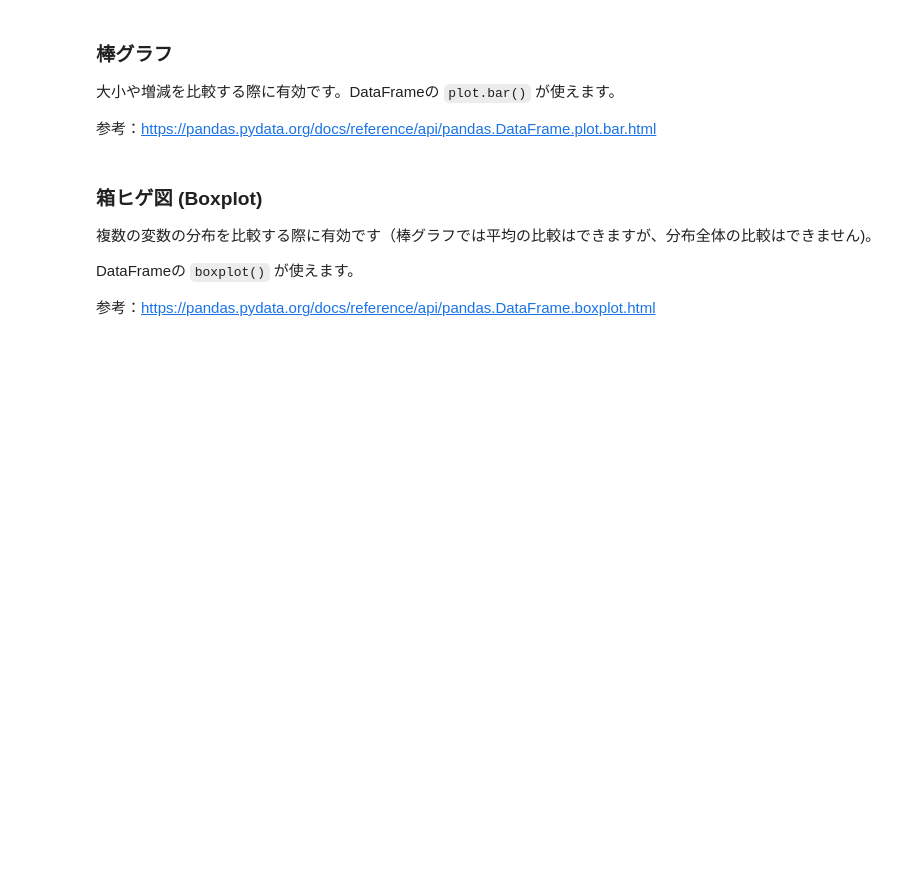
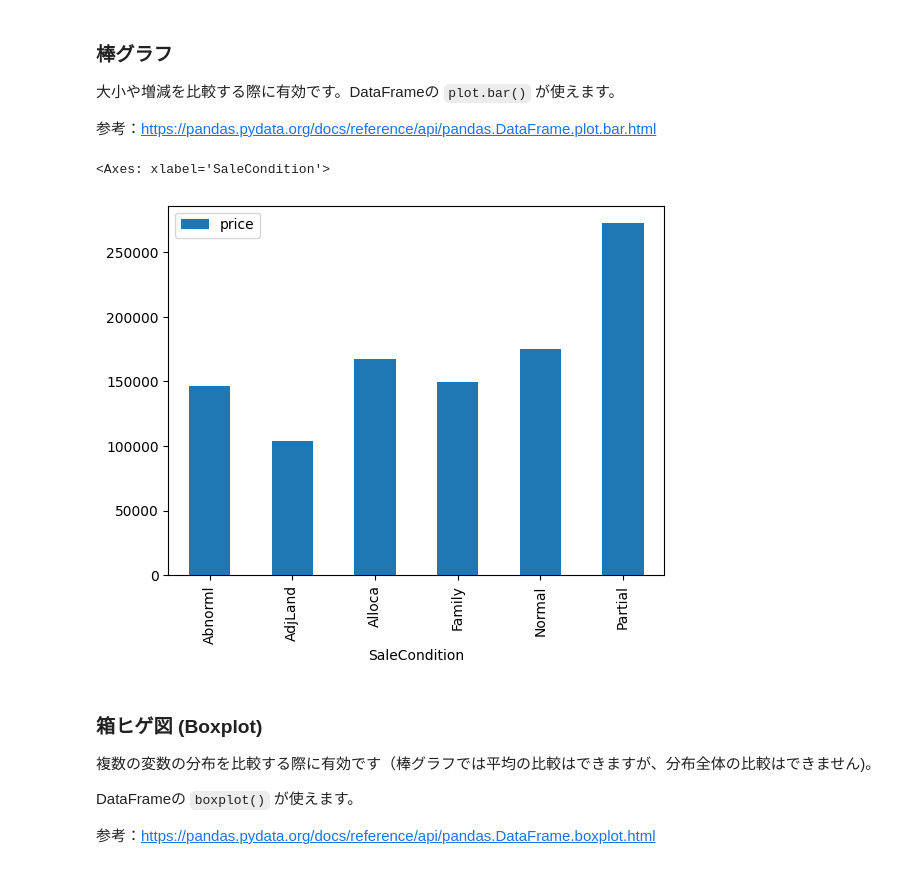
Before and after one commit to yuimaekawa/aidev, a Jupyter notebook: Lesson05_Data-Preprocessing/課題1：住宅価格のデータの前処理.ipynb, the cells around one changed output. Cells and saved outputs as stored; diff of their text form; code cells hidden in the pictures; blank space fills up the shorter version.

```diff
--- a/Lesson05_Data-Preprocessing/課題1：住宅価格のデータの前処理.ipynb
+++ b/Lesson05_Data-Preprocessing/課題1：住宅価格のデータの前処理.ipynb
@@ -117,8 +215,13 @@ DataFrameの `query()` を使いフィルタリングを行ないましょう。
 参考：https://pandas.pydata.org/docs/reference/api/pandas.DataFrame.plot.bar.html
 # %%
 #'price'のSaleConditionごとの平均を変数 price_by_condition に格納
+price_by_condition = dataset[['SaleCondition', 'price']].groupby('SaleCondition').mean().reset_index()
 # %%
 # price_by_conditionが持つ、棒グラフを表示する命令を実行
+price_by_condition.plot.bar(x='SaleCondition')
+# %% [output]
+<Axes: xlabel='SaleCondition'>
+[figure, added]
 # %% [markdown]
 ### 箱ヒゲ図 (Boxplot)
 
```
Also changed, not shown: parts of 17 cells of this notebook.
